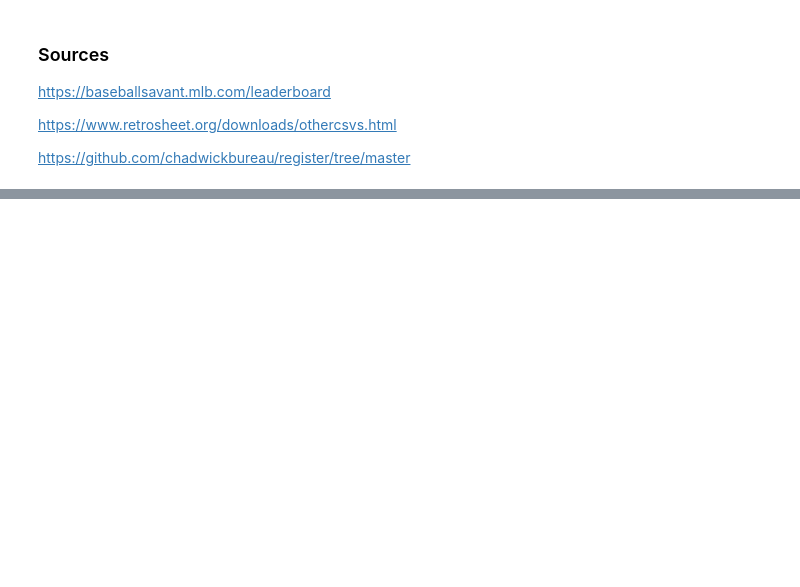
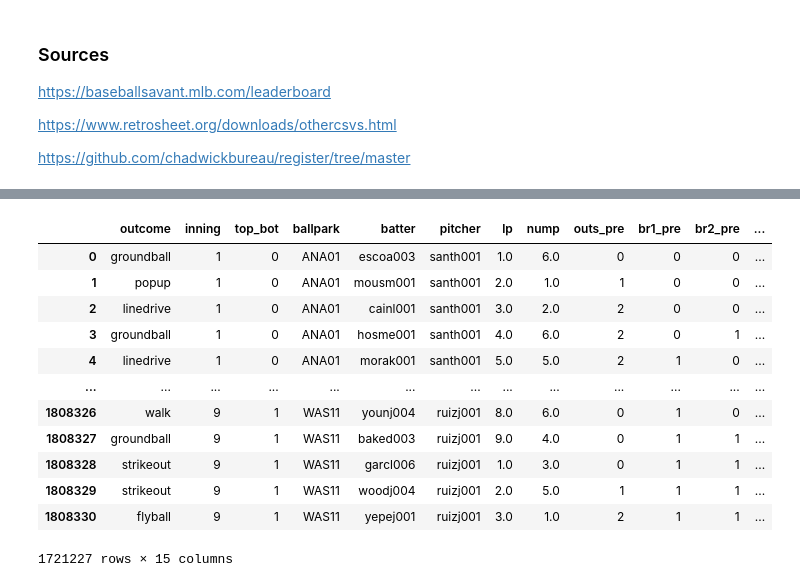
Before and after one commit to selah-dean/ms-thesis, a Jupyter notebook: csds446_project/eda.ipynb, the cells around one changed output, grey strips where cells are left out. Saved outputs shown, nothing was run; the diff lists cells and outputs as text; code cells hidden in the pictures; blank space fills up the shorter version.

```diff
--- a/csds446_project/eda.ipynb
+++ b/csds446_project/eda.ipynb
@@ -31,0 +192,58 @@ Number of unique retrosheet ids: 3776
+# %%
+plate_app_clean = plate_app[
+    [
+        "gid",
+        "outcome",
+        "inning",
+        "top_bot",
+        "ballpark",
+        "batter",
+        "pitcher",
+        "lp",
+        "nump",
+        "outs_pre",
+        "br1_pre",
+        "br2_pre",
+        "br3_pre",
+        "pn",
+        "date",
+    ]
+]
+
+# Convert runner column to 0 and 1
+runner_cols = ["br1_pre", "br2_pre", "br3_pre"]
+plate_app_clean.loc[:, runner_cols] = np.where(plate_app_clean[runner_cols].isna(), 0, 1)
+
+# Convert date column to datetime
+plate_app_clean.loc[:, "date"] = pd.to_datetime(plate_app_clean["date"].astype(str), format='%Y%m%d')
+
+# Add column for appearance number in game
+plate_app_clean["num_times_faced_in_game"] = plate_app_clean.groupby(['gid', 'batter', 'pitcher']).cumcount() + 1
+
+# Drop any events with a missing outcome
+plate_app_clean.dropna(subset=["outcome"], inplace=True)
+
+# Drop any events that were an unclassified error or interference
+plate_app_clean = plate_app_clean[~plate_app_clean["outcome"].isin(["interference", "error"])]
+
+# Create a column for an plate appearance id (pa_id)
+plate_app_clean["pa_id"] = plate_app_clean["gid"].astype(str) + "_" + plate_app_clean["pn"].astype(str)
+
+# Remove the gid and pn columns now that pa_id exists
+plate_app_clean.drop(['gid', 'pn'], axis=1, inplace=True)
+
+plate_app_clean
+# %% [output]
+|  | outcome | inning | top_bot | ballpark | batter | pitcher | lp | nump | outs_pre | br1_pre | br2_pre | ... |
+| 0 | groundball | 1 | 0 | ANA01 | escoa003 | santh001 | 1.0 | 6.0 | 0 | 0 | 0 | ... |
+| 1 | popup | 1 | 0 | ANA01 | mousm001 | santh001 | 2.0 | 1.0 | 1 | 0 | 0 | ... |
+| 2 | linedrive | 1 | 0 | ANA01 | cainl001 | santh001 | 3.0 | 2.0 | 2 | 0 | 0 | ... |
+| 3 | groundball | 1 | 0 | ANA01 | hosme001 | santh001 | 4.0 | 6.0 | 2 | 0 | 1 | ... |
+| 4 | linedrive | 1 | 0 | ANA01 | morak001 | santh001 | 5.0 | 5.0 | 2 | 1 | 0 | ... |
+| ... | ... | ... | ... | ... | ... | ... | ... | ... | ... | ... | ... | ... |
+| 1808326 | walk | 9 | 1 | WAS11 | younj004 | ruizj001 | 8.0 | 6.0 | 0 | 1 | 0 | ... |
+| 1808327 | groundball | 9 | 1 | WAS11 | baked003 | ruizj001 | 9.0 | 4.0 | 0 | 1 | 1 | ... |
+| 1808328 | strikeout | 9 | 1 | WAS11 | garcl006 | ruizj001 | 1.0 | 3.0 | 0 | 1 | 1 | ... |
+| 1808329 | strikeout | 9 | 1 | WAS11 | woodj004 | ruizj001 | 2.0 | 5.0 | 1 | 1 | 1 | ... |
+| 1808330 | flyball | 9 | 1 | WAS11 | yepej001 | ruizj001 | 3.0 | 1.0 | 2 | 1 | 1 | ... |
+1721227 rows × 15 columns
```
Also changed, not shown: parts of 16 cells of this notebook, 10 other files.
